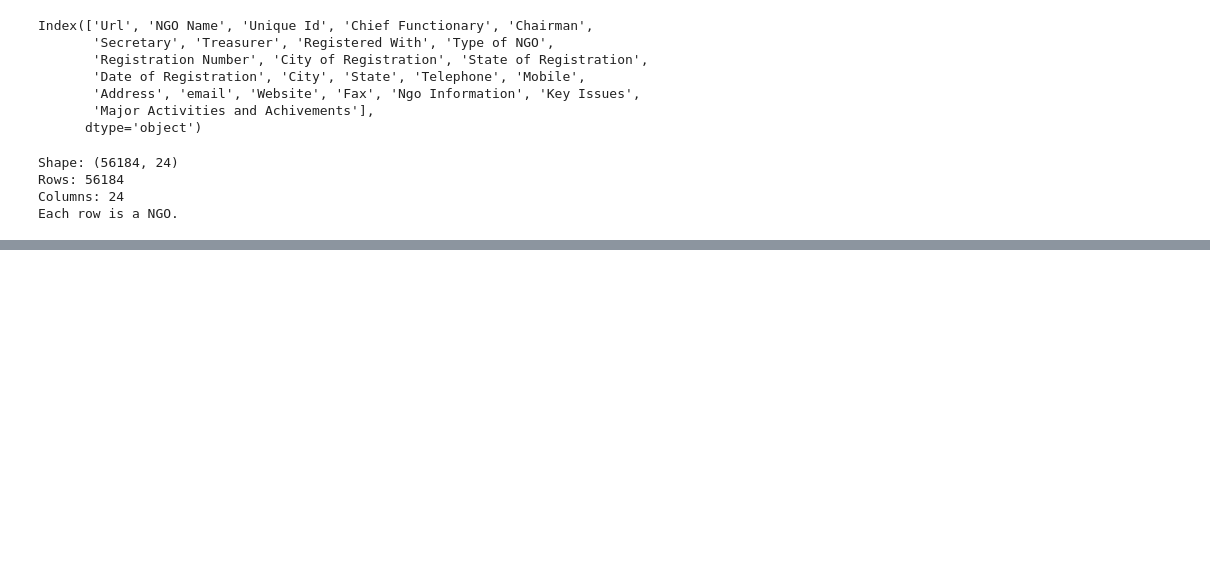
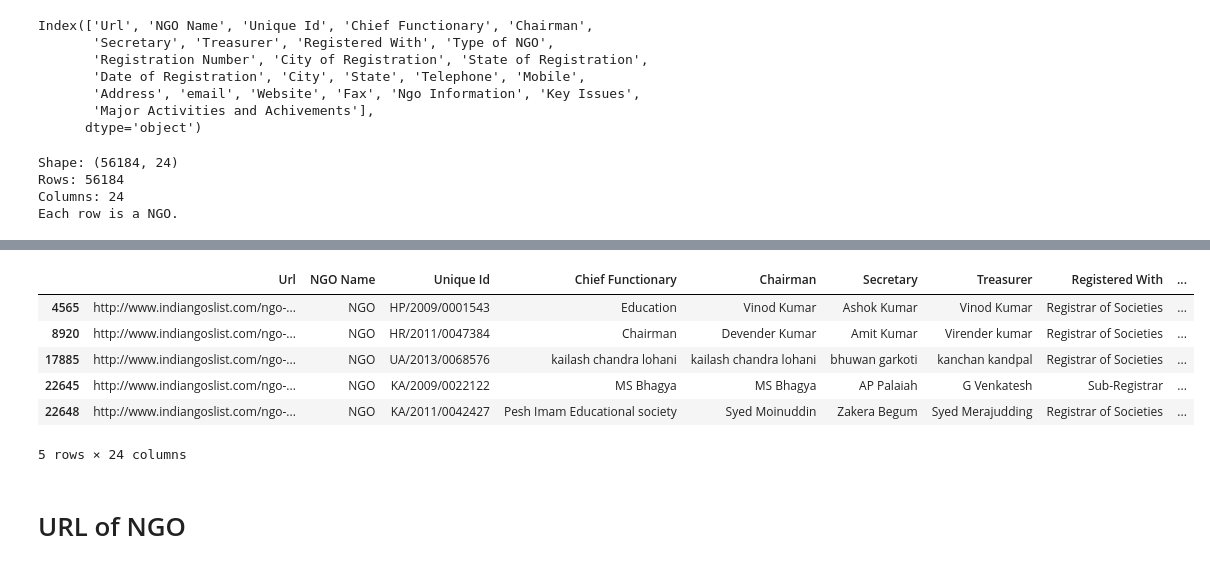
Before and after one commit to shayan-khoygani/Codebook, a Jupyter notebook: [DIR] from Shekhar/IndiaNGO/IndiaNGO.ipynb, the cells around one changed output, grey strips where cells are left out. Cells and saved outputs as stored; diff of their text form; code cells hidden in the pictures; blank space fills up the shorter version.

Commit message:
Done with IndiaNGO

```diff
--- a/[DIR] from Shekhar/IndiaNGO/IndiaNGO.ipynb
+++ b/[DIR] from Shekhar/IndiaNGO/IndiaNGO.ipynb
@@ -43,0 +118,3 @@ Each row is a NGO.
+# %%
+column = dataset["NGO Name"]
+column
@@ -43,0 +134,12 @@ Each row is a NGO.
+# %%
+
+# Number of empty strings/missing values
+print("Invalid:", sum(column == " ") + sum(column.isnull()))
+print("No. of unique values:", len(column.unique()))
+# Check for duplicates
+counter = dict(Counter(column))
+duplicates = { key:[value] for key, value in counter.items() if value > 1}
+print("No. of duplicates:", len(duplicates))
+table = pd.DataFrame.from_dict(duplicates)
+table = table.melt(var_name="Duplicate Names", value_name="Count").sort_values(by=["Count"], ascending=False).reset_index(drop=True)
+table
@@ -43,0 +163,12 @@ Each row is a NGO.
+# %%
+dataset[column == table.iloc[0,0]].head()
+# %% [output]
+|  | Url | NGO Name | Unique Id | Chief Functionary | Chairman | Secretary | Treasurer | Registered With | ... |
+| 4565 | http://www.indiangoslist.com/ngo-... | NGO | HP/2009/0001543 | Education | Vinod Kumar | Ashok Kumar | Vinod Kumar | Registrar of Societies | ... |
+| 8920 | http://www.indiangoslist.com/ngo-... | NGO | HR/2011/0047384 | Chairman | Devender Kumar | Amit Kumar | Virender kumar | Registrar of Societies | ... |
+| 17885 | http://www.indiangoslist.com/ngo-... | NGO | UA/2013/0068576 | kailash chandra lohani | kailash chandra lohani | bhuwan garkoti | kanchan kandpal | Registrar of Societies | ... |
+| 22645 | http://www.indiangoslist.com/ngo-... | NGO | KA/2009/0022122 | MS Bhagya | MS Bhagya | AP Palaiah | G Venkatesh | Sub-Registrar | ... |
+| 22648 | http://www.indiangoslist.com/ngo-... | NGO | KA/2011/0042427 | Pesh Imam Educational society | Syed Moinuddin | Zakera Begum | Syed Merajudding | Registrar of Societies | ... |
+5 rows × 24 columns
+# %% [markdown]
+# URL of NGO
```
Also changed, not shown: parts of 97 cells of this notebook, 2 other files.
